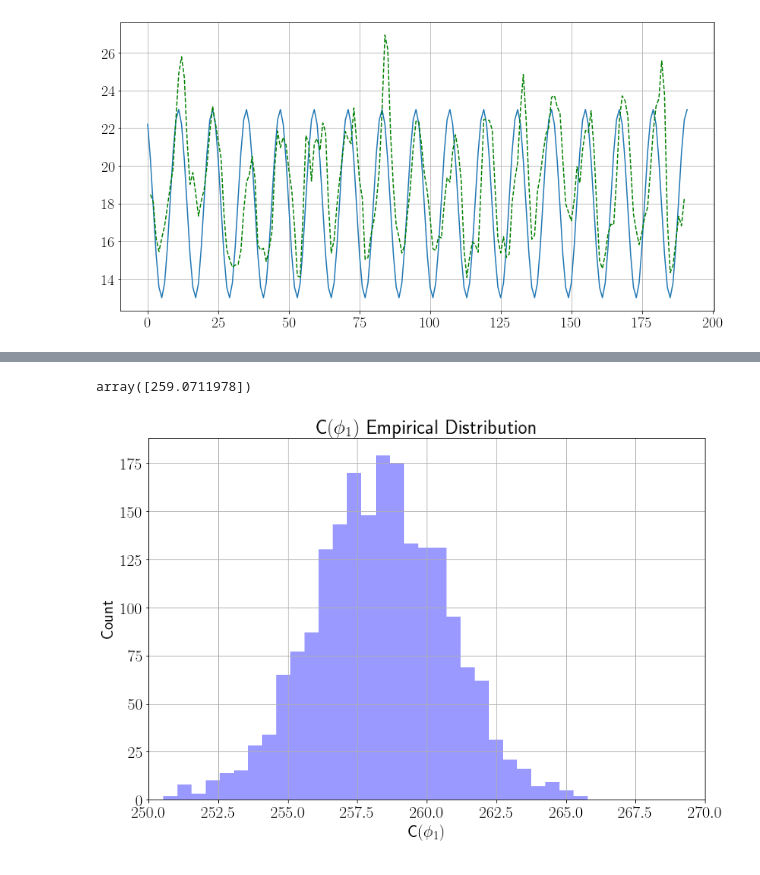
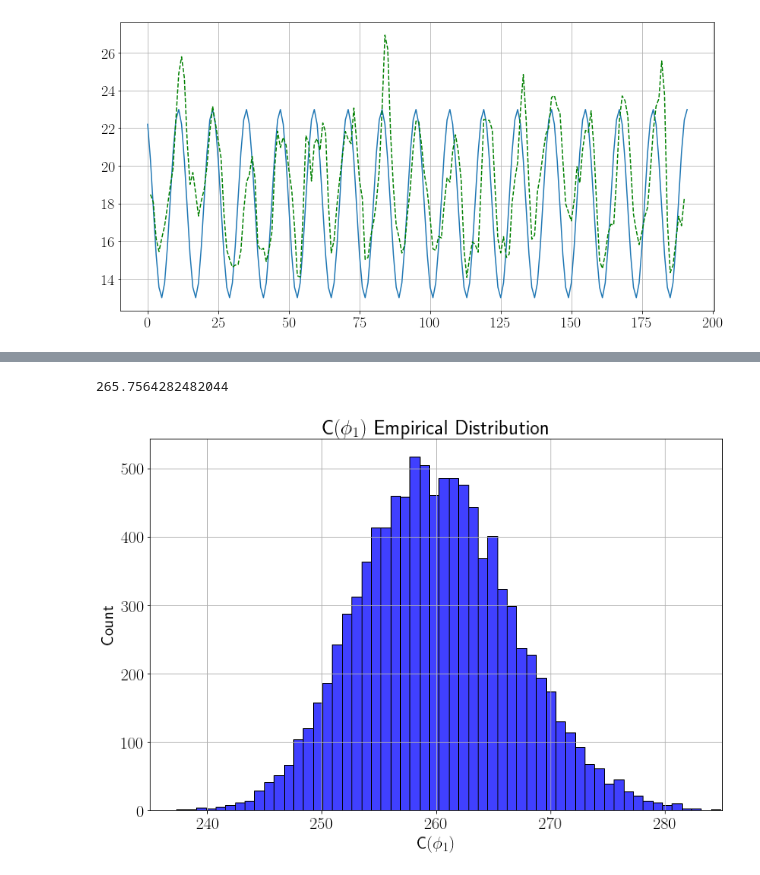
Before and after one commit to ndoyle815/MA930, a Jupyter notebook: Assignments/MA930 Assignment 2.ipynb, the cells around one changed output, grey strips where cells are left out. Drawn from its saved outputs; the diff is of its cells as text; code cells hidden in the pictures.

```diff
--- a/Assignments/MA930 Assignment 2.ipynb
+++ b/Assignments/MA930 Assignment 2.ipynb
@@ -304,14 +309,21 @@ chisq_criterion(model(0.9, tsmooth), NO2means_smooth)
 # %%
 # Approximate Bayesian Computation
+# 20,000 random samples of phi_1 each used 150 times to simulate model and perform criterion test
+# == 3 million iterations
+# ABC algorithm takes ~50s to perform 100,000 iterations
 
-ABC = 10000
+ABC = 20000
 Nsim = 150
-tol = 26.28
+tol = 26
 valid_sims = []
 
 for j in range(ABC):
+    # track progress
+    if (j%200 == 0):
+        print('j = ', j)
 
-    phitrial = np.random.uniform(0, 1)
+    # trial phi_1 drawn from uniform distribution
+    phitrial = np.random.uniform(-1, 1)
 
     for sims in range(Nsim):
         if chisq_criterion(model(phitrial, tsmooth), NO2means_smooth) < tol:
@@ -322,12 +334,12 @@ print(len(valid_sims))
 
 # plotting
 fig = plt.figure(figsize=(12,8))
-bins = np.arange(0, 1.02, 0.02)
+bins = np.arange(-1.00, 1.02, 0.02)
 
 sns.histplot(valid_sims, bins=bins, color='k', alpha=0.4)
 plt.xlabel('$\phi_1$')
 plt.ylabel('Count')
-plt.xlim([0,1])
+plt.xlim([-1,1])
 plt.title('$\phi_1$ likelihood arising from ABC')
-plt.grid()
+plt.grid(linestyle='--')
 # %% [output]
@@ -342,30 +370,31 @@ Mode:  ModeResult(mode=array([0.89000707]), count=array([36]))
 # %%
 # new cost function
 def C2(phi1):
+    Y = model(phi1, tsmooth)
     cost = 0
-    for i in range(n,nmonths-n):
-        cost += (model(phi1, ts[i]) - NO2means_smooth[i-n])**2
+    for i in range(len(tsmooth)):
+        cost += (Y[i] - NO2means_smooth[i])**2
 
     return 0.5*cost
 
 C2(phimode)
 # %% [output]
-array([259.0711978])
+265.7564282482044
 # %%
 # computing the cost function numerous times for the mode of phi_1 distribution
 # and obtaining a ditribution of the cost function
 costdist = []
-count = 2000
+count = 10000
 for i in range(count):
     costdist += [C2(phimode)]
 
 fig = plt.figure(figsize=(12,8))
 
-sns.distplot(costdist, color='b', kde=False)
+sns.histplot(np.array(costdist), color='b')
 plt.xlabel('C$(\phi_1)$')
 plt.ylabel('Count')
-plt.xlim([250,270])
+plt.xlim([235,285])
 plt.title('C$(\phi_1)$ Empirical Distribution')
 plt.grid()
 # %% [output]
-[figure, old version]
+[figure, new version]
```
Also changed, not shown: parts of 17 cells of this notebook.
